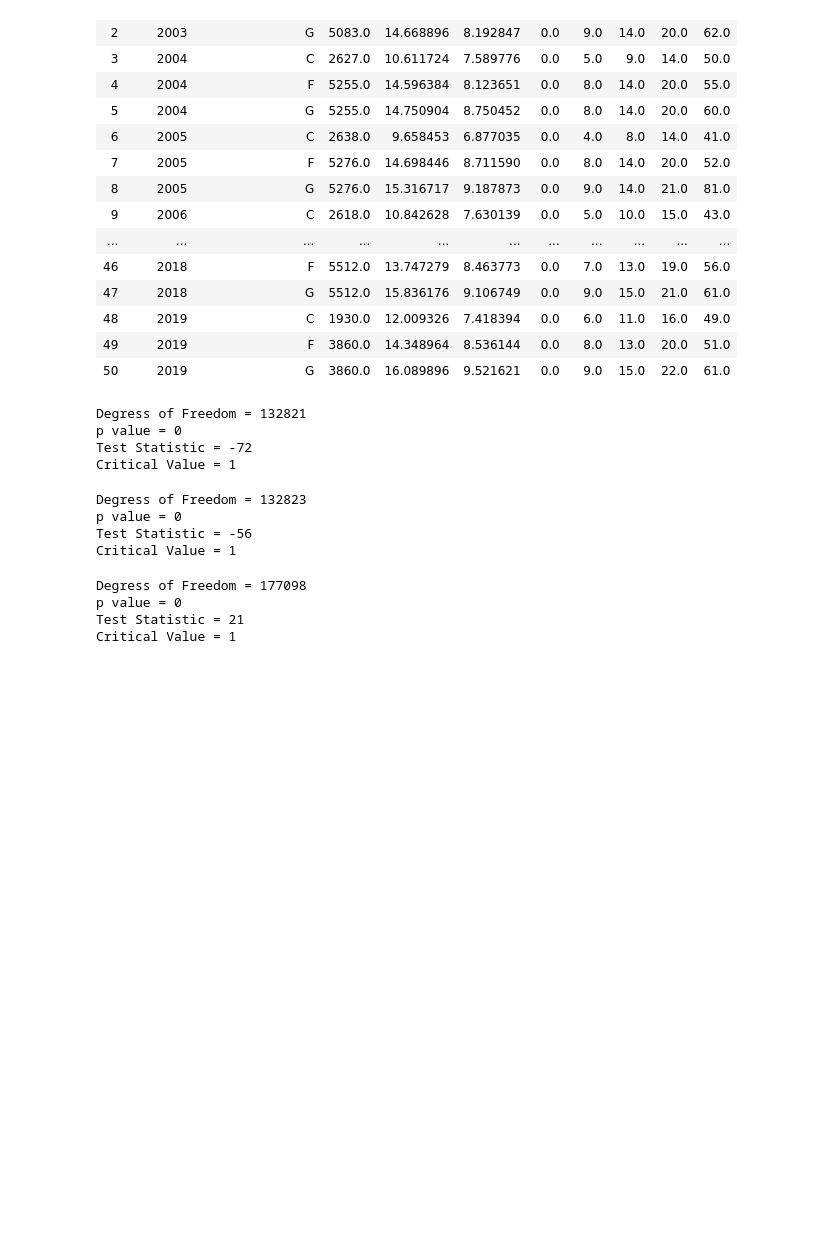
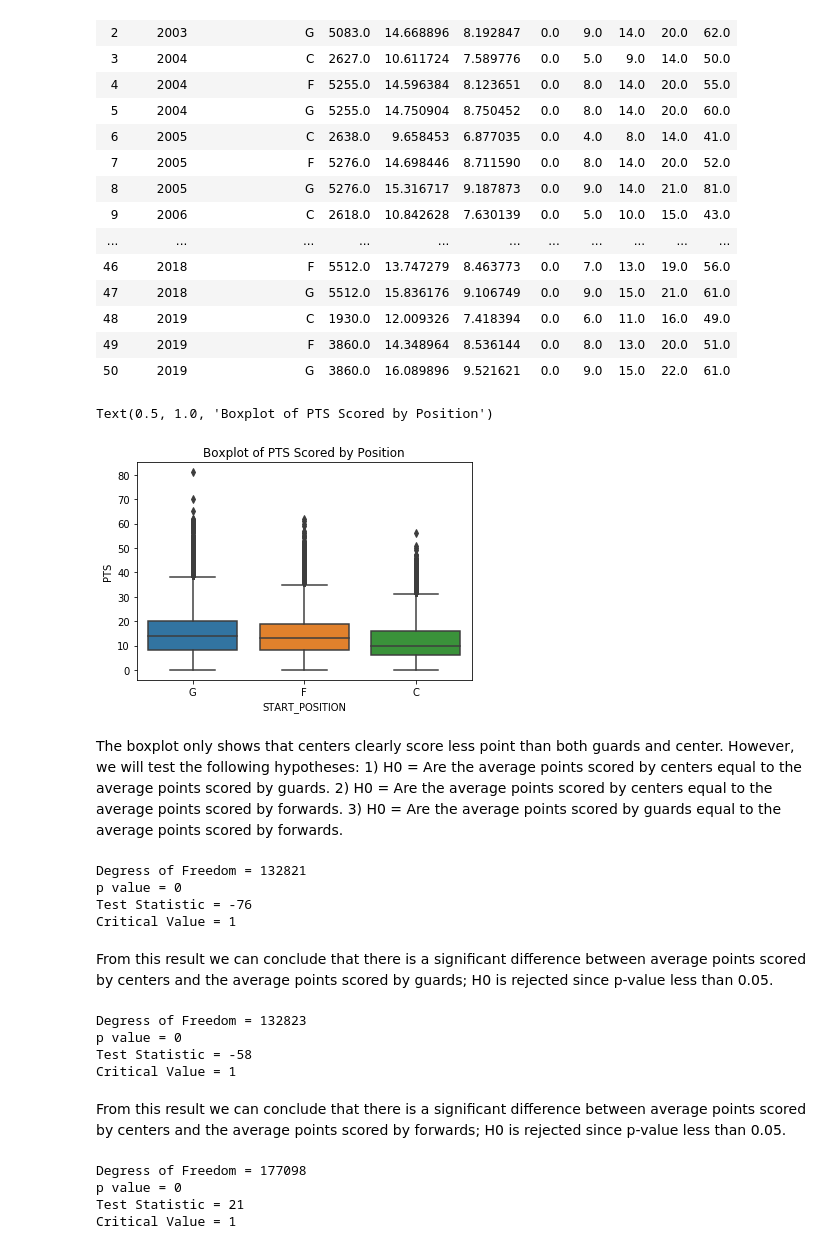
Before and after one commit to thabanenm/Capstone-Project-2, a Jupyter notebook: CapStone Project 2 - Inferential Statistics.ipynb, the cells around one changed output. Drawn from its saved outputs; the diff is of its cells as text; code cells hidden in the pictures; blank space fills up the shorter version.

```diff
--- a/CapStone Project 2 - Inferential Statistics.ipynb
+++ b/CapStone Project 2 - Inferential Statistics.ipynb
@@ -83,9 +85,17 @@ final_desc
 | 48 | 2019 | C | 1930.0 | 12.009326 | 7.418394 | 0.0 | 6.0 | 11.0 | 16.0 | 49.0 |
 | 49 | 2019 | F | 3860.0 | 14.348964 | 8.536144 | 0.0 | 8.0 | 13.0 | 20.0 | 51.0 |
 | 50 | 2019 | G | 3860.0 | 16.089896 | 9.521621 | 0.0 | 9.0 | 15.0 | 22.0 | 61.0 |
+# %%
+box = sns.boxplot(x = "START_POSITION", y="PTS", data=Starters)
+plt.title("Boxplot of PTS Scored by Position")
+# %% [output]
+Text(0.5, 1.0, 'Boxplot of PTS Scored by Position')
+[figure, added]
+# %% [markdown]
+The boxplot only shows that centers clearly score less point than both guards and center. However, we will test the following hypotheses: 1) H0 = Are the average points scored by centers equal to the average points scored by guards. 2) H0 = Are the average points scored by centers equal to the average points scored by forwards. 3) H0 = Are the average points scored by guards equal to the average points scored by forwards.
 # %%
 # perform t-test on the points scored by centers vs the points scored by guards
-stat, p = stats.ttest_ind(Start_Center['PTS'], Start_guard['PTS'])
+stat, p = stats.ttest_ind(Start_Center['PTS'], Start_guard['PTS'], equal_var=False)
 dof = len(Start_Center['PTS']) + len(Start_guard['PTS']) - 2
 critical = stats.t.ppf(0.95,dof)
 print('Degress of Freedom = %d' % dof)
@@ -95,11 +105,13 @@ print('Critical Value = %d' % critical)
 # %% [output]
 Degress of Freedom = 132821
 p value = 0
-Test Statistic = -72
+Test Statistic = -76
 Critical Value = 1
+# %% [markdown]
+From this result we can conclude that there is a significant difference between average points scored by centers and the average points scored by guards; H0 is rejected since p-value less than 0.05.
 # %%
 # perform t-test on the points scored by centers vs the points scored by forwards
-stat, p = stats.ttest_ind(Start_Center['PTS'], Start_forward['PTS'])
+stat, p = stats.ttest_ind(Start_Center['PTS'], Start_forward['PTS'], equal_var=False)
 dof = len(Start_Center['PTS']) + len(Start_forward['PTS']) - 2
 critical = stats.t.ppf(0.95,dof)
 print('Degress of Freedom = %d' % dof)
@@ -109,7 +121,9 @@ print('Critical Value = %d' % critical)
 # %% [output]
 Degress of Freedom = 132823
 p value = 0
-Test Statistic = -56
+Test Statistic = -58
 Critical Value = 1
+# %% [markdown]
+From this result we can conclude that there is a significant difference between average points scored by centers and the average points scored by forwards; H0 is rejected since p-value less than 0.05.
 # %%
 # perform t-test on the points scored by guards vs the points scored by forwards
```
Also changed, not shown: parts of 25 cells of this notebook, 1 other file.
